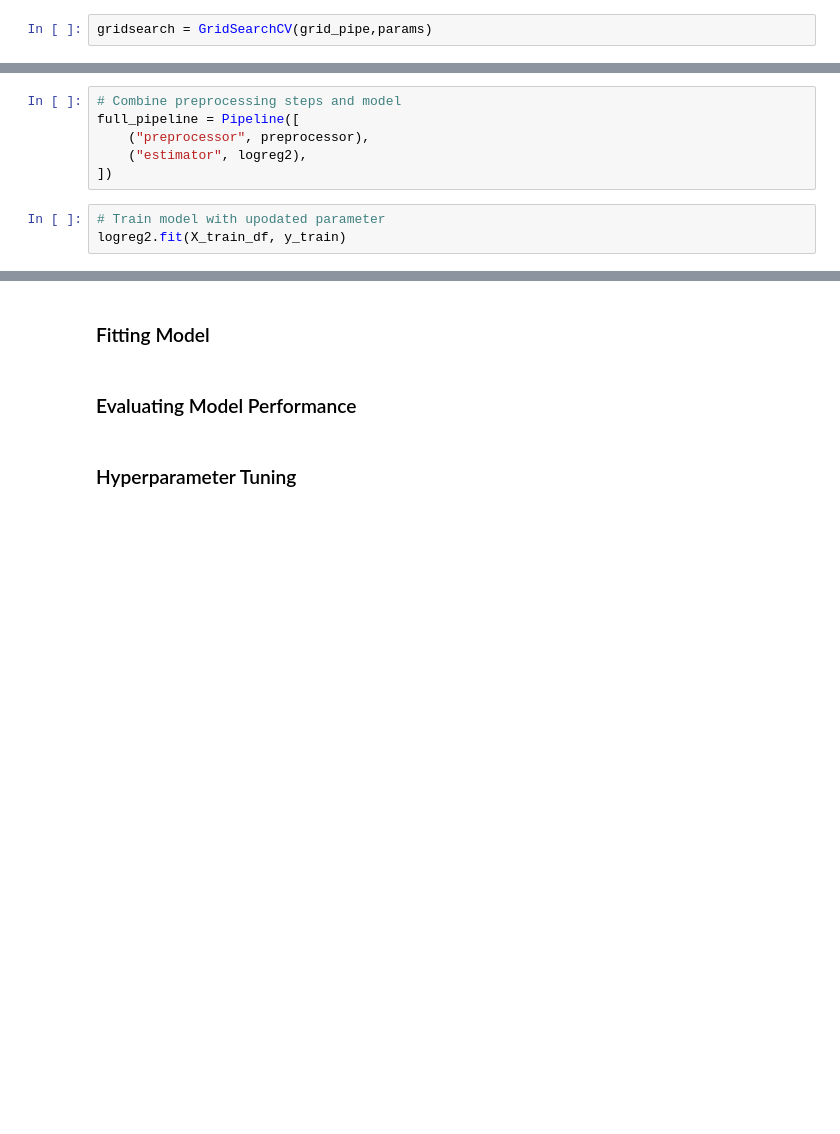
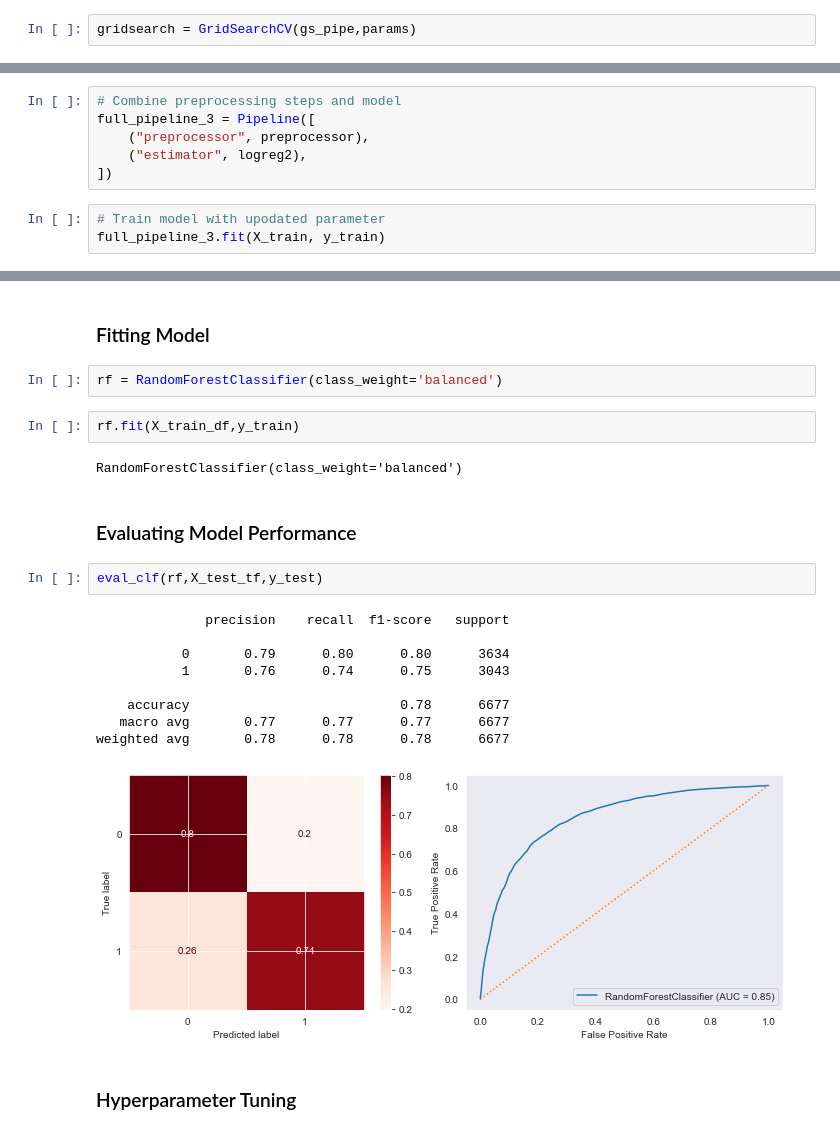
Before and after one commit to rcauvy/Flu_Shot_Learning, a Jupyter notebook: index.ipynb, the cells around one changed output, grey strips where cells are left out. Cells and saved outputs as stored; diff of their text form; blank space fills up the shorter version.

Commit message:
RandomForest

```diff
--- a/index.ipynb
+++ b/index.ipynb
@@ -771,7 +711,7 @@ gridsearch.best_params_
 # %%
 params = {'ct__Num__imputer':[SimpleImputer(),KNNImputer()]}
 # %%
-gridsearch = GridSearchCV(grid_pipe,params)
+gridsearch = GridSearchCV(gs_pipe,params)
 # %%
 gridsearch.fit(X_train,y_train)
 gridsearch.best_params_
@@ -880,11 +820,11 @@ X_train_df
 20030 rows × 99 columns
 # %%
 # Combine preprocessing steps and model
-full_pipeline = Pipeline([
+full_pipeline_3 = Pipeline([
     ("preprocessor", preprocessor),
     ("estimator", logreg2),
 ])
 # %%
 # Train model with upodated parameter
-logreg2.fit(X_train_df, y_train)
+full_pipeline_3.fit(X_train, y_train)
 # %% [output]
@@ -914,8 +869,26 @@ weighted avg       0.78      0.78      0.78      6677
 ## Random Forest
 # %% [markdown]
 ### Fitting Model
+# %%
+rf = RandomForestClassifier(class_weight='balanced')
+# %%
+rf.fit(X_train_df,y_train)
+# %% [output]
+RandomForestClassifier(class_weight='balanced')
 # %% [markdown]
 ### Evaluating Model Performance
+# %%
+eval_clf(rf,X_test_tf,y_test)
+# %% [output]
+              precision    recall  f1-score   support
+
+           0       0.79      0.80      0.80      3634
+           1       0.76      0.74      0.75      3043
+
+    accuracy                           0.78      6677
+   macro avg       0.77      0.77      0.77      6677
+weighted avg       0.78      0.78      0.78      6677
+[figure, added]
 # %% [markdown]
 ### Hyperparameter Tuning
 # %%
```
Also changed, not shown: parts of 20 cells of this notebook, 2 other files.
